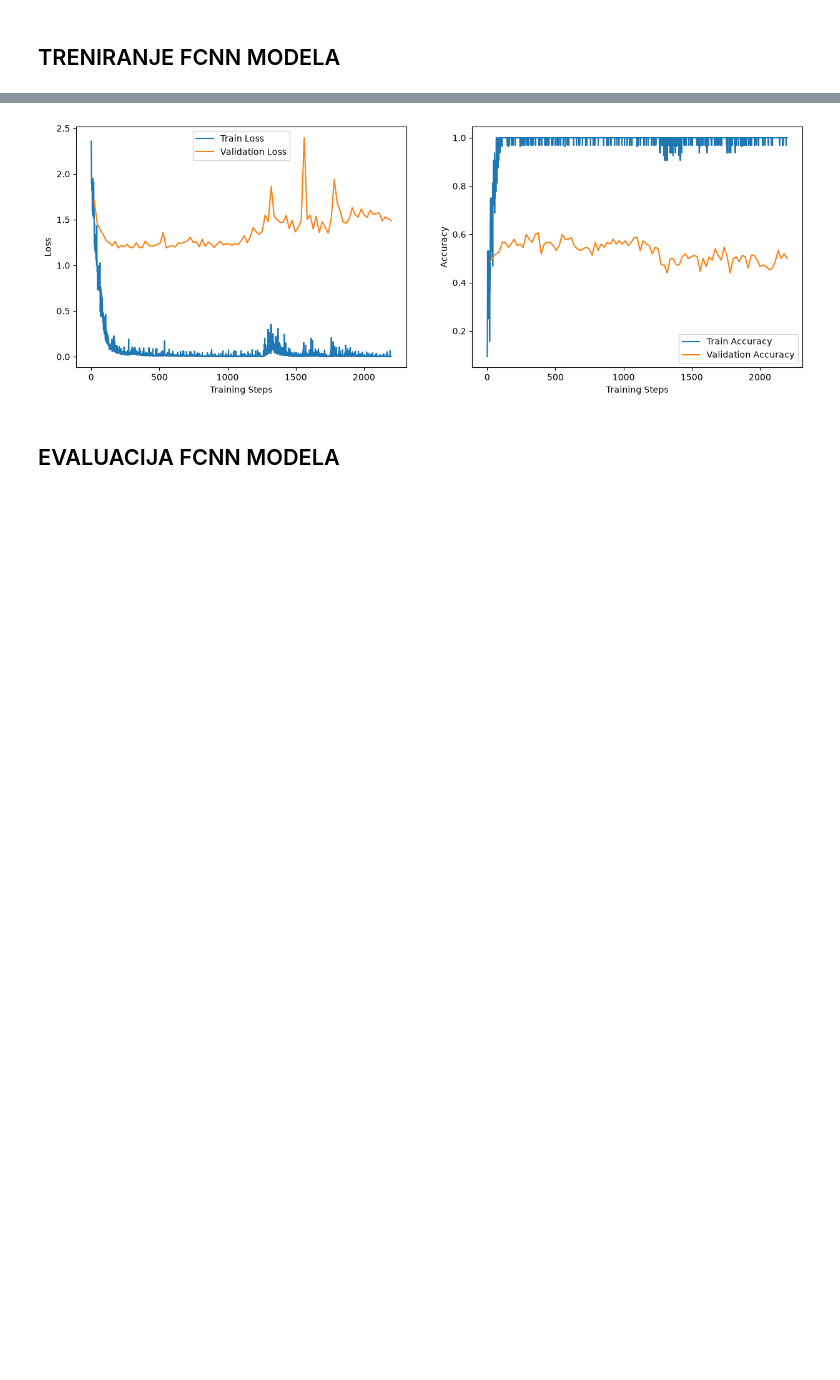
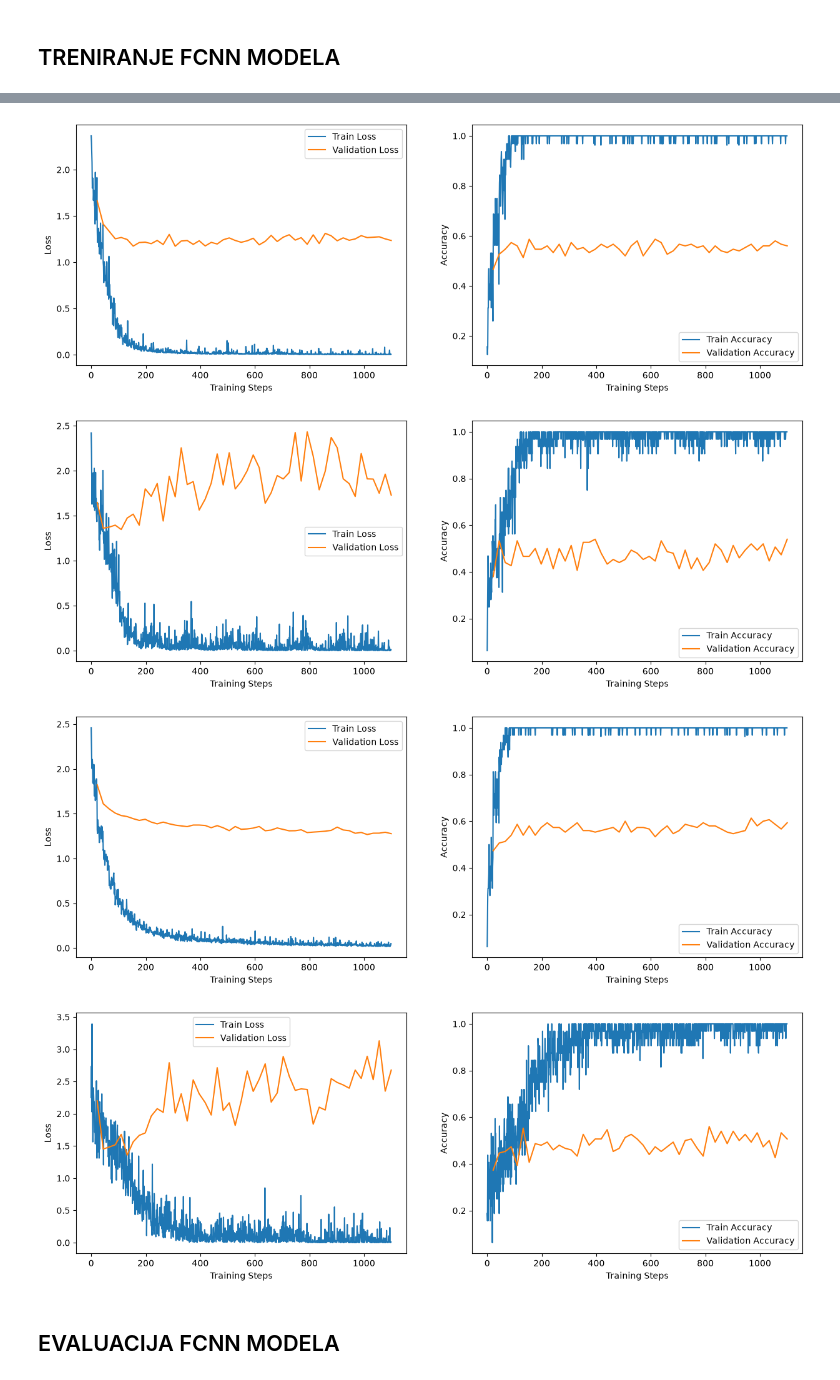
Before and after one commit to andrijaradojevic29-matf/music-genre-classification, a Jupyter notebook: konacan.ipynb, the cells around one changed output, grey strips where cells are left out. Drawn from its saved outputs; the diff is of its cells as text; code cells hidden in the pictures; blank space fills up the shorter version.

```diff
--- a/konacan.ipynb
+++ b/konacan.ipynb
@@ -294,7 +311,7 @@ Test Accuracy: 0.4866666666666667
 best_svm = None
 best_val_acc = 0
 
-for C in [10, 100]:
+for C in [0.01, 0.1, 1, 10, 100, 1000]:
     svm_model = SVC(kernel="rbf", C=C, random_state=42)
     svm_model.fit(X_train, y_train)
 
@@ -309,6 +326,5 @@ for C in [10, 100]:
 
 y_test_pred = best_svm.predict(X_test)
 svm_accuracy = accuracy_score(y_test, y_test_pred)
-
 print("Test Accuracy:", svm_accuracy)
 # %% [output]
@@ -406,10 +426,12 @@ number_of_classes = len(np.unique(y_train))
 print("Input size:", input_size)
 print("Number of classes:", number_of_classes)
 
-model = MusicClassifier(input_size, number_of_classes)
-model = model.to(get_device())
+model1 = MusicClassifier(input_size, number_of_classes).to(get_device())
+model2 = MusicClassifier(input_size, number_of_classes).to(get_device())
+model3 = MusicClassifier(input_size, number_of_classes).to(get_device())
+model4 = MusicClassifier(input_size, number_of_classes).to(get_device())
 
-print(model)
+print(model1)
 # %% [output]
 Input size: 165504
 Number of classes: 10
@@ -650,11 +684,32 @@ def evaluate_fcnn(model, dataloader):
 
     return avg_loss, accuracy
 # %%
-metrics = train_model(
-    model,
-    optimizer,
-    number_of_epochs=100,
+metrics1 = train_model(
+    model1,
+    optimizer1,
+    number_of_epochs=50,
     train_loader=train_loader,
     validation_loader=validation_loader
 )
+metrics2 = train_model(
+    model2,
+    optimizer2,
+    number_of_epochs=50,
+    train_loader=train_loader,
+    validation_loader=validation_loader
+)
+metrics3 = train_model(
+    model3,
+    optimizer3,
+    number_of_epochs=50,
+    train_loader=train_loader,
+    validation_loader=validation_loader
+)
+metrics4 = train_model(
+    model4,
+    optimizer4,
+    number_of_epochs=50,
+    train_loader=train_loader,
+    validation_loader=validation_loader
+)
 # %% [output]
@@ -663,7 +724,13 @@ Best epoch: 17
 # %%
-plot_metrics(metrics)
+plot_metrics(metrics1)
+plot_metrics(metrics2)
+plot_metrics(metrics3)
+plot_metrics(metrics4)
 # %% [output]
-[figure, old version]
+[figure, new version]
+[figure, added]
+[figure, added]
+[figure, added]
 # %% [markdown]
 ## EVALUACIJA FCNN MODELA
 # %%
```
Also changed, not shown: parts of 25 cells of this notebook.
